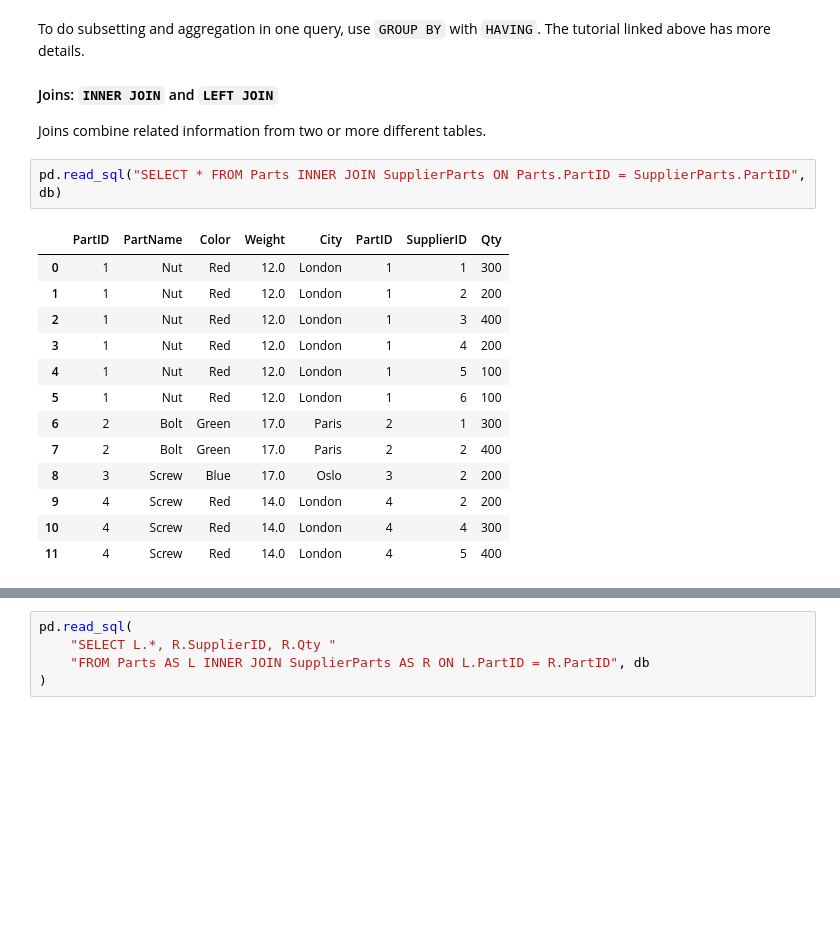
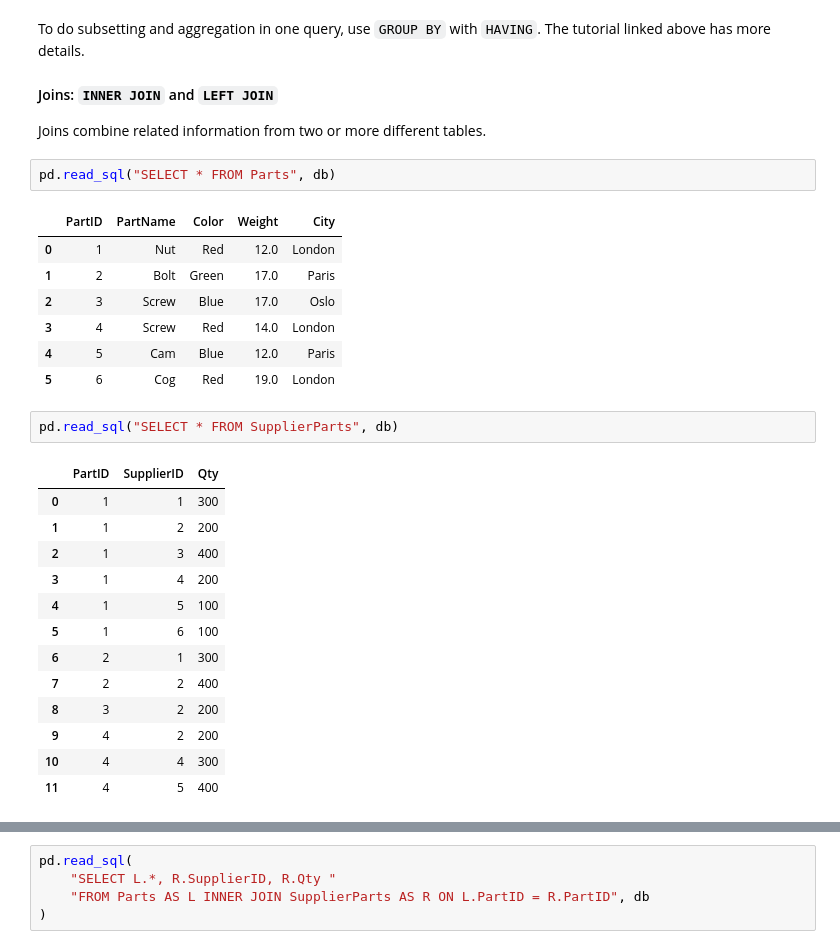
Before and after one commit to nick-ulle/teaching-notes, a Jupyter notebook: sta141b/2018/discussion07.ipynb, the cells around one changed output, grey strips where cells are left out. Drawn from its saved outputs; the diff is of its cells as text; blank space fills up the shorter version.

```diff
--- a/sta141b/2018/discussion07.ipynb
+++ b/sta141b/2018/discussion07.ipynb
@@ -203,18 +222,28 @@ To do subsetting and aggregation in one query, use `GROUP BY` with `HAVING`. The
 
 Joins combine related information from two or more different tables.
 # %%
-pd.read_sql("SELECT * FROM Parts INNER JOIN SupplierParts ON Parts.PartID = SupplierParts.PartID", db)
+pd.read_sql("SELECT * FROM Parts", db)
 # %% [output]
-|  | PartID | PartName | Color | Weight | City | PartID | SupplierID | Qty |
-| 0 | 1 | Nut | Red | 12.0 | London | 1 | 1 | 300 |
-| 1 | 1 | Nut | Red | 12.0 | London | 1 | 2 | 200 |
-| 2 | 1 | Nut | Red | 12.0 | London | 1 | 3 | 400 |
-| 3 | 1 | Nut | Red | 12.0 | London | 1 | 4 | 200 |
-| 4 | 1 | Nut | Red | 12.0 | London | 1 | 5 | 100 |
-| 5 | 1 | Nut | Red | 12.0 | London | 1 | 6 | 100 |
-| 6 | 2 | Bolt | Green | 17.0 | Paris | 2 | 1 | 300 |
-| 7 | 2 | Bolt | Green | 17.0 | Paris | 2 | 2 | 400 |
-| 8 | 3 | Screw | Blue | 17.0 | Oslo | 3 | 2 | 200 |
-| 9 | 4 | Screw | Red | 14.0 | London | 4 | 2 | 200 |
-| 10 | 4 | Screw | Red | 14.0 | London | 4 | 4 | 300 |
-| 11 | 4 | Screw | Red | 14.0 | London | 4 | 5 | 400 |
+|  | PartID | PartName | Color | Weight | City |
+| 0 | 1 | Nut | Red | 12.0 | London |
+| 1 | 2 | Bolt | Green | 17.0 | Paris |
+| 2 | 3 | Screw | Blue | 17.0 | Oslo |
+| 3 | 4 | Screw | Red | 14.0 | London |
+| 4 | 5 | Cam | Blue | 12.0 | Paris |
+| 5 | 6 | Cog | Red | 19.0 | London |
+# %%
+pd.read_sql("SELECT * FROM SupplierParts", db)
+# %% [output]
+|  | PartID | SupplierID | Qty |
+| 0 | 1 | 1 | 300 |
+| 1 | 1 | 2 | 200 |
+| 2 | 1 | 3 | 400 |
+| 3 | 1 | 4 | 200 |
+| 4 | 1 | 5 | 100 |
+| 5 | 1 | 6 | 100 |
+| 6 | 2 | 1 | 300 |
+| 7 | 2 | 2 | 400 |
+| 8 | 3 | 2 | 200 |
+| 9 | 4 | 2 | 200 |
+| 10 | 4 | 4 | 300 |
+| 11 | 4 | 5 | 400 |
```
Also changed, not shown: parts of 7 cells of this notebook.
